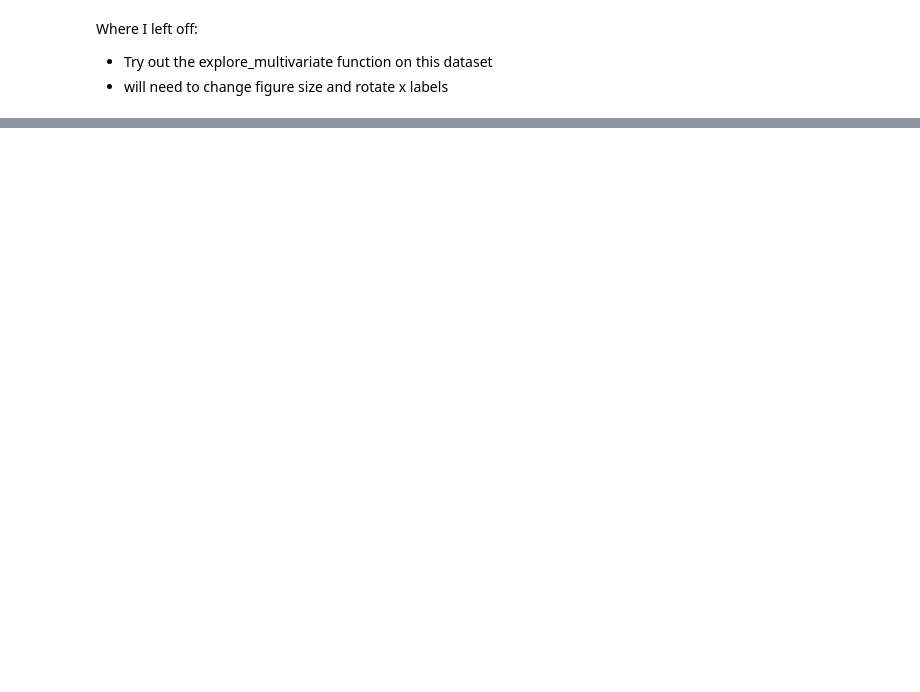
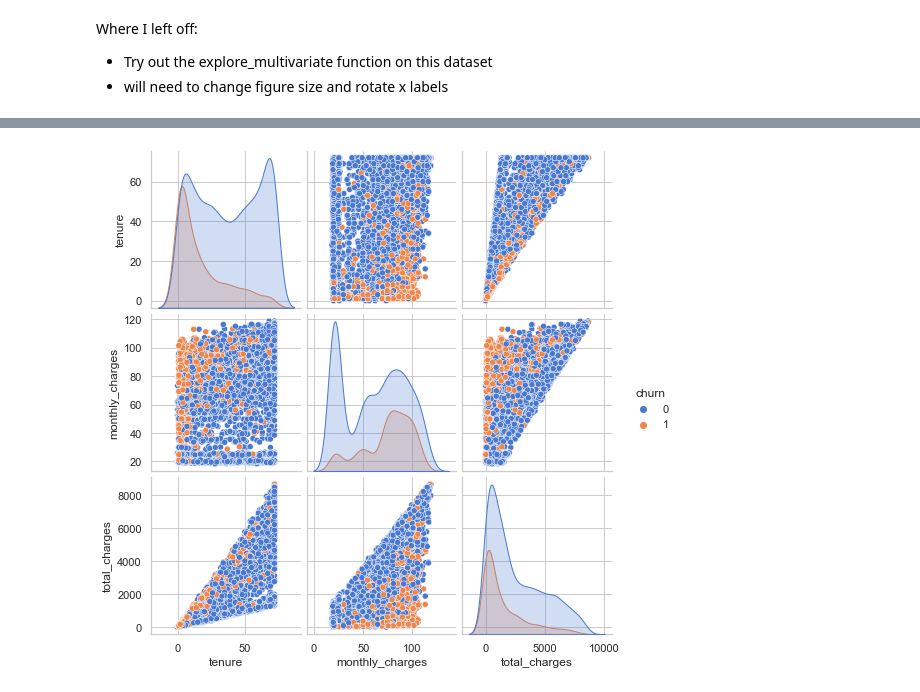
Before and after one commit to adam-talbot/classification-project, a Jupyter notebook: explore.ipynb, the cells around one changed output, grey strips where cells are left out. Drawn from its saved outputs; the diff is of its cells as text; code cells hidden in the pictures; blank space fills up the shorter version.

```diff
--- a/explore.ipynb
+++ b/explore.ipynb
@@ -303,0 +261,5 @@ Where I left off:
+# %%
+pair = sns.pairplot(data=train_temp, vars=quant_vars, hue="churn")
+plt.show()
+# %% [output]
+[figure, added]
```
Also changed, not shown: parts of 8 cells of this notebook, 2 other files.
